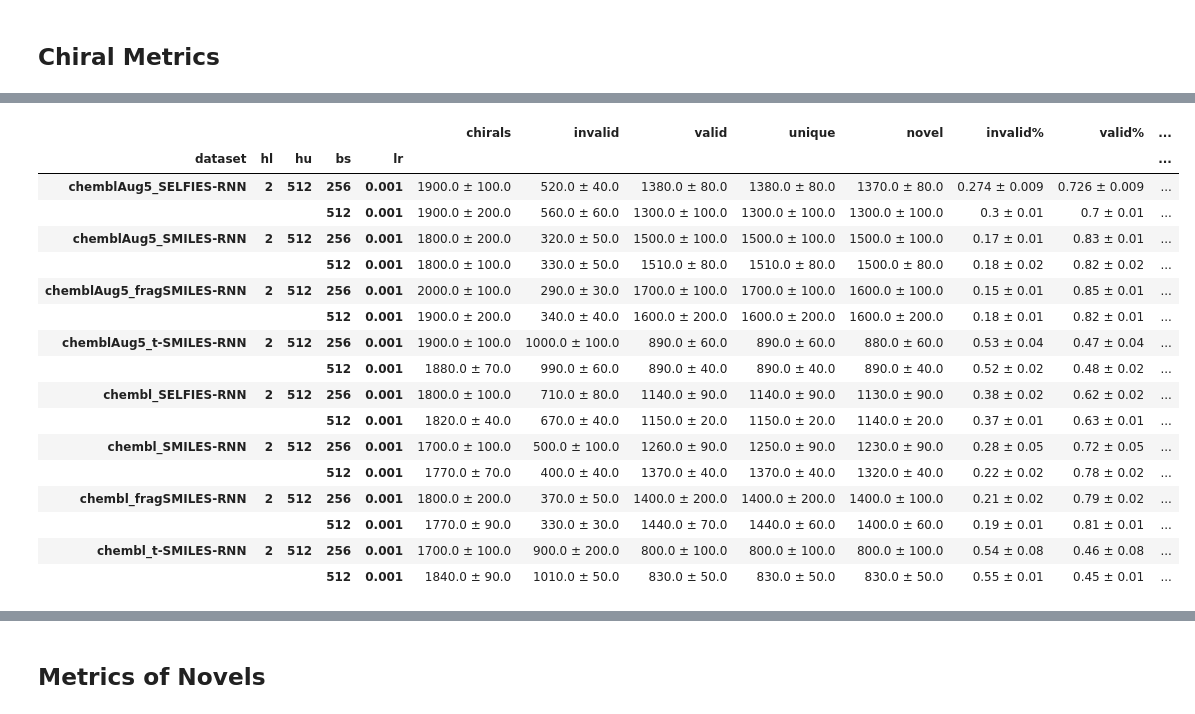
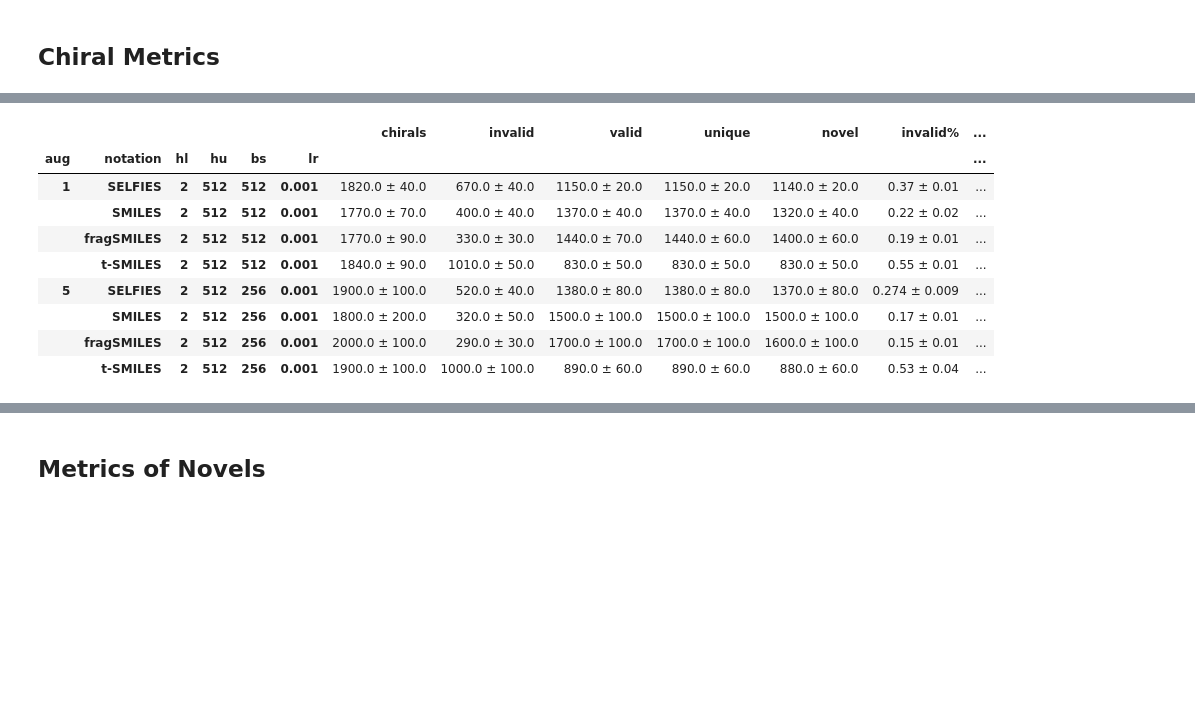
Before and after one commit to f48r1/fragsmiles, a Jupyter notebook: 07_metricChembl.ipynb, the cells around one changed output, grey strips where cells are left out. Saved outputs shown, nothing was run; the diff lists cells and outputs as text; code cells hidden in the pictures; blank space fills up the shorter version.

```diff
--- a/07_metricChembl.ipynb
+++ b/07_metricChembl.ipynb
@@ -41,5 +57,5 @@ evaluators_table = pd.concat([evaluator.get_as_DFcell() for evaluator in evaluat
 # %%
-evaluators_table = evaluators_table.groupby(['hl','hu','bs','lr']).agg(lambda x: x.dropna())
+evaluators_table = evaluators_table.drop(columns=['dataset','notation']).groupby(['aug','hl','hu','bs','lr',]).agg(lambda x: x.dropna())
 # %%
 evaluators_table
 # %% [output]
@@ -211,32 +243,24 @@ genChirDFs['valid%']=genChirDFs['valid']/genChirDFs['chirals']
 genChirDFs['unique%']=genChirDFs['unique']/genChirDFs['valid']
 genChirDFs['novel%']=genChirDFs['novel']/genChirDFs['unique']
 # %%
-genChirGrp = genChirDFs.drop(columns=['fold','epoch','T','amount']).groupby(['dataset','hl','hu','bs','lr'],as_index=True, dropna=False)
+genChirGrp = genChirDFs.drop(columns=['fold','epoch','T','amount','dataset']).groupby(['aug','notation','hl','hu','bs','lr'],as_index=True, dropna=False)
 # %%
 genChirStats=genChirGrp.describe().loc(axis=1)[ ( slice(None),['mean','std'] ) ]
 # %%
 genChirStats=ResultsFromMeanStdDF(genChirStats)
 # %%
-genChirStats.query(' ( hl==2 and hu==512 and bs==256 ) or ( hl==2 and hu==512 and bs==512 ) ')
+genChirStats.query(' (aug==5 and hl==2 and hu==512 and bs==256 ) or (aug==1 and hl==2 and hu==512 and bs==512 ) ')
 # %% [output]
-|  |  |  |  |  | chirals | invalid | valid | unique | novel | invalid% | valid% | ... |
-| dataset | hl | hu | bs | lr |  |  |  |  |  |  |  | ... |
-| chemblAug5_SELFIES-RNN | 2 | 512 | 256 | 0.001 | 1900.0 ± 100.0 | 520.0 ± 40.0 | 1380.0 ± 80.0 | 1380.0 ± 80.0 | 1370.0 ± 80.0 | 0.274 ± 0.009 | 0.726 ± 0.009 | ... |
-|  |  |  | 512 | 0.001 | 1900.0 ± 200.0 | 560.0 ± 60.0 | 1300.0 ± 100.0 | 1300.0 ± 100.0 | 1300.0 ± 100.0 | 0.3 ± 0.01 | 0.7 ± 0.01 | ... |
-| chemblAug5_SMILES-RNN | 2 | 512 | 256 | 0.001 | 1800.0 ± 200.0 | 320.0 ± 50.0 | 1500.0 ± 100.0 | 1500.0 ± 100.0 | 1500.0 ± 100.0 | 0.17 ± 0.01 | 0.83 ± 0.01 | ... |
-|  |  |  | 512 | 0.001 | 1800.0 ± 100.0 | 330.0 ± 50.0 | 1510.0 ± 80.0 | 1510.0 ± 80.0 | 1500.0 ± 80.0 | 0.18 ± 0.02 | 0.82 ± 0.02 | ... |
-| chemblAug5_fragSMILES-RNN | 2 | 512 | 256 | 0.001 | 2000.0 ± 100.0 | 290.0 ± 30.0 | 1700.0 ± 100.0 | 1700.0 ± 100.0 | 1600.0 ± 100.0 | 0.15 ± 0.01 | 0.85 ± 0.01 | ... |
-|  |  |  | 512 | 0.001 | 1900.0 ± 200.0 | 340.0 ± 40.0 | 1600.0 ± 200.0 | 1600.0 ± 200.0 | 1600.0 ± 200.0 | 0.18 ± 0.01 | 0.82 ± 0.01 | ... |
-| chemblAug5_t-SMILES-RNN | 2 | 512 | 256 | 0.001 | 1900.0 ± 100.0 | 1000.0 ± 100.0 | 890.0 ± 60.0 | 890.0 ± 60.0 | 880.0 ± 60.0 | 0.53 ± 0.04 | 0.47 ± 0.04 | ... |
-|  |  |  | 512 | 0.001 | 1880.0 ± 70.0 | 990.0 ± 60.0 | 890.0 ± 40.0 | 890.0 ± 40.0 | 890.0 ± 40.0 | 0.52 ± 0.02 | 0.48 ± 0.02 | ... |
-| chembl_SELFIES-RNN | 2 | 512 | 256 | 0.001 | 1800.0 ± 100.0 | 710.0 ± 80.0 | 1140.0 ± 90.0 | 1140.0 ± 90.0 | 1130.0 ± 90.0 | 0.38 ± 0.02 | 0.62 ± 0.02 | ... |
-|  |  |  | 512 | 0.001 | 1820.0 ± 40.0 | 670.0 ± 40.0 | 1150.0 ± 20.0 | 1150.0 ± 20.0 | 1140.0 ± 20.0 | 0.37 ± 0.01 | 0.63 ± 0.01 | ... |
-| chembl_SMILES-RNN | 2 | 512 | 256 | 0.001 | 1700.0 ± 100.0 | 500.0 ± 100.0 | 1260.0 ± 90.0 | 1250.0 ± 90.0 | 1230.0 ± 90.0 | 0.28 ± 0.05 | 0.72 ± 0.05 | ... |
-|  |  |  | 512 | 0.001 | 1770.0 ± 70.0 | 400.0 ± 40.0 | 1370.0 ± 40.0 | 1370.0 ± 40.0 | 1320.0 ± 40.0 | 0.22 ± 0.02 | 0.78 ± 0.02 | ... |
-| chembl_fragSMILES-RNN | 2 | 512 | 256 | 0.001 | 1800.0 ± 200.0 | 370.0 ± 50.0 | 1400.0 ± 200.0 | 1400.0 ± 200.0 | 1400.0 ± 100.0 | 0.21 ± 0.02 | 0.79 ± 0.02 | ... |
-|  |  |  | 512 | 0.001 | 1770.0 ± 90.0 | 330.0 ± 30.0 | 1440.0 ± 70.0 | 1440.0 ± 60.0 | 1400.0 ± 60.0 | 0.19 ± 0.01 | 0.81 ± 0.01 | ... |
-| chembl_t-SMILES-RNN | 2 | 512 | 256 | 0.001 | 1700.0 ± 100.0 | 900.0 ± 200.0 | 800.0 ± 100.0 | 800.0 ± 100.0 | 800.0 ± 100.0 | 0.54 ± 0.08 | 0.46 ± 0.08 | ... |
-|  |  |  | 512 | 0.001 | 1840.0 ± 90.0 | 1010.0 ± 50.0 | 830.0 ± 50.0 | 830.0 ± 50.0 | 830.0 ± 50.0 | 0.55 ± 0.01 | 0.45 ± 0.01 | ... |
+|  |  |  |  |  |  | chirals | invalid | valid | unique | novel | invalid% | ... |
+| aug | notation | hl | hu | bs | lr |  |  |  |  |  |  | ... |
+| 1 | SELFIES | 2 | 512 | 512 | 0.001 | 1820.0 ± 40.0 | 670.0 ± 40.0 | 1150.0 ± 20.0 | 1150.0 ± 20.0 | 1140.0 ± 20.0 | 0.37 ± 0.01 | ... |
+|  | SMILES | 2 | 512 | 512 | 0.001 | 1770.0 ± 70.0 | 400.0 ± 40.0 | 1370.0 ± 40.0 | 1370.0 ± 40.0 | 1320.0 ± 40.0 | 0.22 ± 0.02 | ... |
+|  | fragSMILES | 2 | 512 | 512 | 0.001 | 1770.0 ± 90.0 | 330.0 ± 30.0 | 1440.0 ± 70.0 | 1440.0 ± 60.0 | 1400.0 ± 60.0 | 0.19 ± 0.01 | ... |
+|  | t-SMILES | 2 | 512 | 512 | 0.001 | 1840.0 ± 90.0 | 1010.0 ± 50.0 | 830.0 ± 50.0 | 830.0 ± 50.0 | 830.0 ± 50.0 | 0.55 ± 0.01 | ... |
+| 5 | SELFIES | 2 | 512 | 256 | 0.001 | 1900.0 ± 100.0 | 520.0 ± 40.0 | 1380.0 ± 80.0 | 1380.0 ± 80.0 | 1370.0 ± 80.0 | 0.274 ± 0.009 | ... |
+|  | SMILES | 2 | 512 | 256 | 0.001 | 1800.0 ± 200.0 | 320.0 ± 50.0 | 1500.0 ± 100.0 | 1500.0 ± 100.0 | 1500.0 ± 100.0 | 0.17 ± 0.01 | ... |
+|  | fragSMILES | 2 | 512 | 256 | 0.001 | 2000.0 ± 100.0 | 290.0 ± 30.0 | 1700.0 ± 100.0 | 1700.0 ± 100.0 | 1600.0 ± 100.0 | 0.15 ± 0.01 | ... |
+|  | t-SMILES | 2 | 512 | 256 | 0.001 | 1900.0 ± 100.0 | 1000.0 ± 100.0 | 890.0 ± 60.0 | 890.0 ± 60.0 | 880.0 ± 60.0 | 0.53 ± 0.04 | ... |
 # %%
 genChirPvals = pd.DataFrame.from_dict(
                 {notation+'x1':
```
Also changed, not shown: parts of 20 cells of this notebook, 43 other files.
